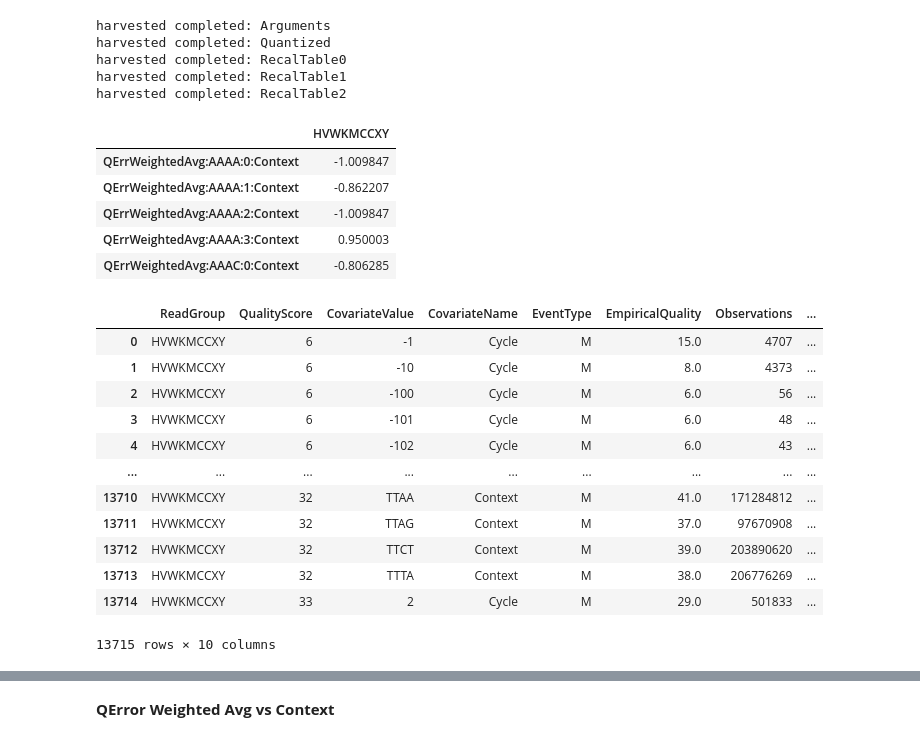
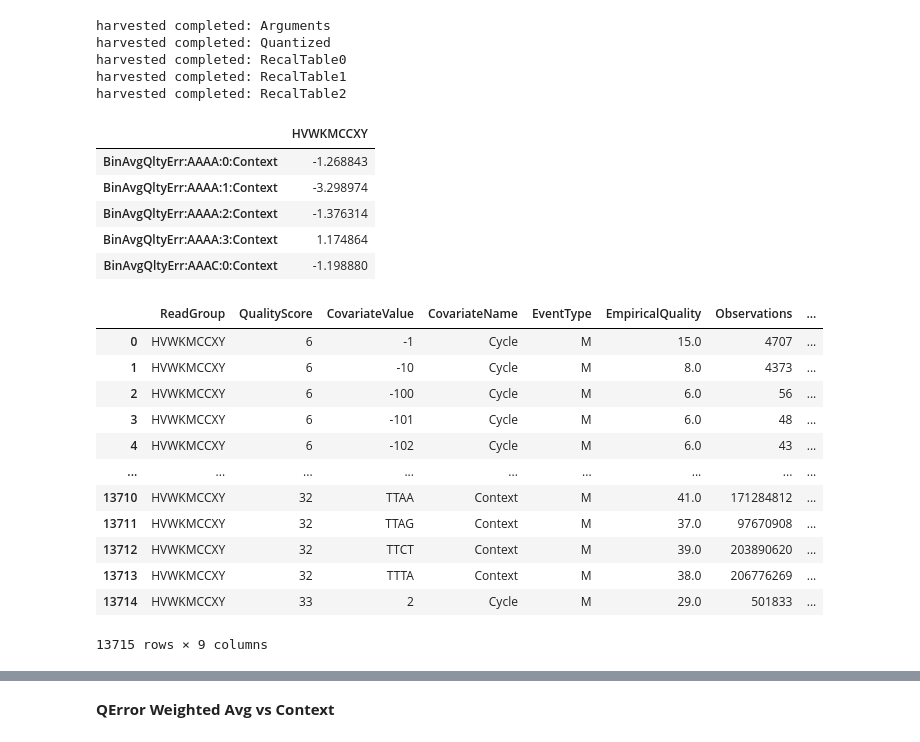
Before and after one commit to idoc-bioinfo/br_stat_profiler, a Jupyter notebook: test_br_stat_profiler.ipynb, the cells around one changed output, grey strips where cells are left out. Drawn from its saved outputs; the diff is of its cells as text; code cells hidden in the pictures.

```diff
--- a/test_br_stat_profiler.ipynb
+++ b/test_br_stat_profiler.ipynb
@@ -5,40 +5,41 @@ from os.path import exists
 
 from user_args import load_parser, check_args
 from br_stat_profiler import preprocess_recal_table, profile_rt, save_profile
 
 RECAL_TABLE_DIR = "./data/test_bqsr/"
 REC_TAB_FULL_PATH = \
     RECAL_TABLE_DIR + "pre-LUAD-02_all_chrs_wo_Y_MT.bam.context4.recal_data.table"
 OUTFILE_DIR = "./outfiles/"
-OUTFILE = OUTFILE_DIR + "first_profile.csv"
+OUTFILE = OUTFILE_DIR + "first_profile_num.csv"
 
 if os.path.exists(OUTFILE):
     os.remove(OUTFILE)
 
-cmd = f"--infile {REC_TAB_FULL_PATH} -o {OUTFILE}"
+cmd = f"--infile {REC_TAB_FULL_PATH} -o {OUTFILE} -co -20"
+# cmd = f"--infile {REC_TAB_FULL_PATH} -o {OUTFILE}"
 
 parser = load_parser()
 args = parser.parse_args(cmd.split())
 adict = check_args(args)
 # [print(key,":",val) for key,val in adict.items()]
 
 
 rt2_pre_stat_df = preprocess_recal_table(adict)
 profile = profile_rt(rt2_pre_stat_df, adict)
 save_profile(profile, adict)
 profile.head()
 # %% [output]
 harvested completed: Arguments
 harvested completed: Quantized
 harvested completed: RecalTable0
 harvested completed: RecalTable1
 harvested completed: RecalTable2
 |  | HVWKMCCXY |
-| QErrWeightedAvg:AAAA:0:Context | -1.009847 |
-| QErrWeightedAvg:AAAA:1:Context | -0.862207 |
-| QErrWeightedAvg:AAAA:2:Context | -1.009847 |
-| QErrWeightedAvg:AAAA:3:Context | 0.950003 |
-| QErrWeightedAvg:AAAC:0:Context | -0.806285 |
+| BinAvgQltyErr:AAAA:0:Context | -1.268843 |
+| BinAvgQltyErr:AAAA:1:Context | -3.298974 |
+| BinAvgQltyErr:AAAA:2:Context | -1.376314 |
+| BinAvgQltyErr:AAAA:3:Context | 1.174864 |
+| BinAvgQltyErr:AAAC:0:Context | -1.198880 |
 # %%
 rt2_pre_stat_df
 # %% [output]
@@ -54,4 +55,4 @@ rt2_pre_stat_df
 | 13712 | HVWKMCCXY | 32 | TTCT | Context | M | 39.0 | 203890620 | ... |
 | 13713 | HVWKMCCXY | 32 | TTTA | Context | M | 38.0 | 206776269 | ... |
 | 13714 | HVWKMCCXY | 33 | 2 | Cycle | M | 29.0 | 501833 | ... |
-13715 rows × 10 columns
+13715 rows × 9 columns
```
Also changed, not shown: parts of 11 cells of this notebook, 4 other files.
